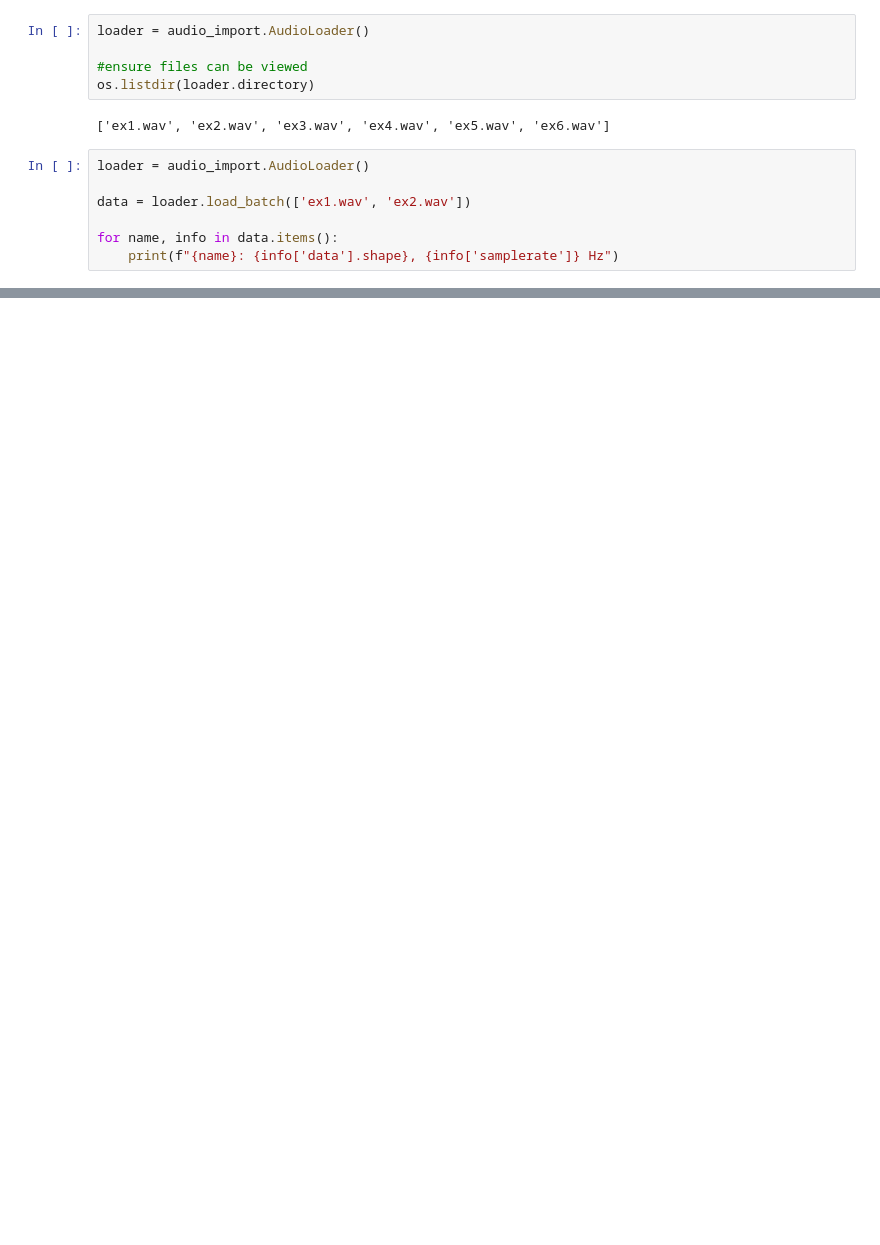
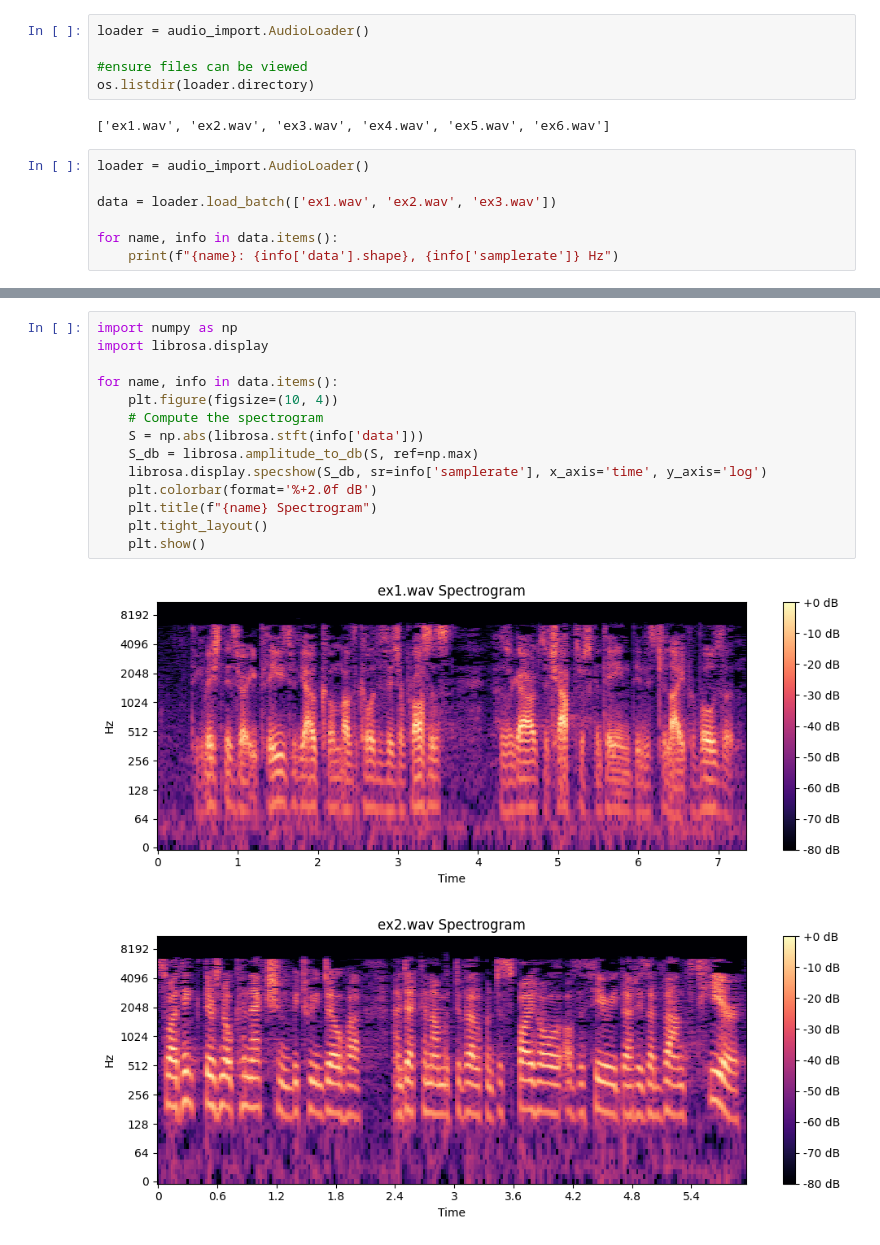
Before and after one commit to PBS-Wisconsin-Team-1/audio-qa-app, a Jupyter notebook: experimenting/distrotion_testing.ipynb, the cells around one changed output, grey strips where cells are left out. Drawn from its saved outputs; the diff is of its cells as text; blank space fills up the shorter version.

```diff
--- a/experimenting/distrotion_testing.ipynb
+++ b/experimenting/distrotion_testing.ipynb
@@ -18,7 +22,7 @@ os.listdir(loader.directory)
 # %%
 loader = audio_import.AudioLoader()
 
-data = loader.load_batch(['ex1.wav', 'ex2.wav'])
+data = loader.load_batch(['ex1.wav', 'ex2.wav', 'ex3.wav'])
 
 for name, info in data.items():
     print(f"{name}: {info['data'].shape}, {info['samplerate']} Hz")
@@ -40,0 +53,17 @@ for name, info in data.items():
+# %%
+import numpy as np
+import librosa.display
+
+for name, info in data.items():
+    plt.figure(figsize=(10, 4))
+    # Compute the spectrogram
+    S = np.abs(librosa.stft(info['data']))
+    S_db = librosa.amplitude_to_db(S, ref=np.max)
+    librosa.display.specshow(S_db, sr=info['samplerate'], x_axis='time', y_axis='log')
+    plt.colorbar(format='%+2.0f dB')
+    plt.title(f"{name} Spectrogram")
+    plt.tight_layout()
+    plt.show()
+# %% [output]
+[figure, added]
+[figure, added]
```
Also changed, not shown: parts of 7 cells of this notebook, 4 other files.
